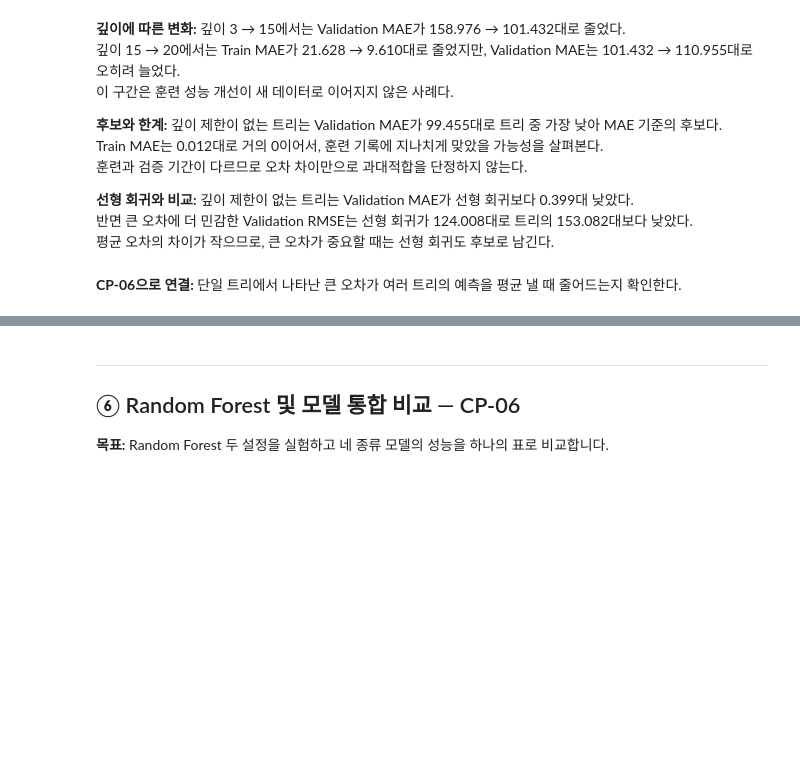
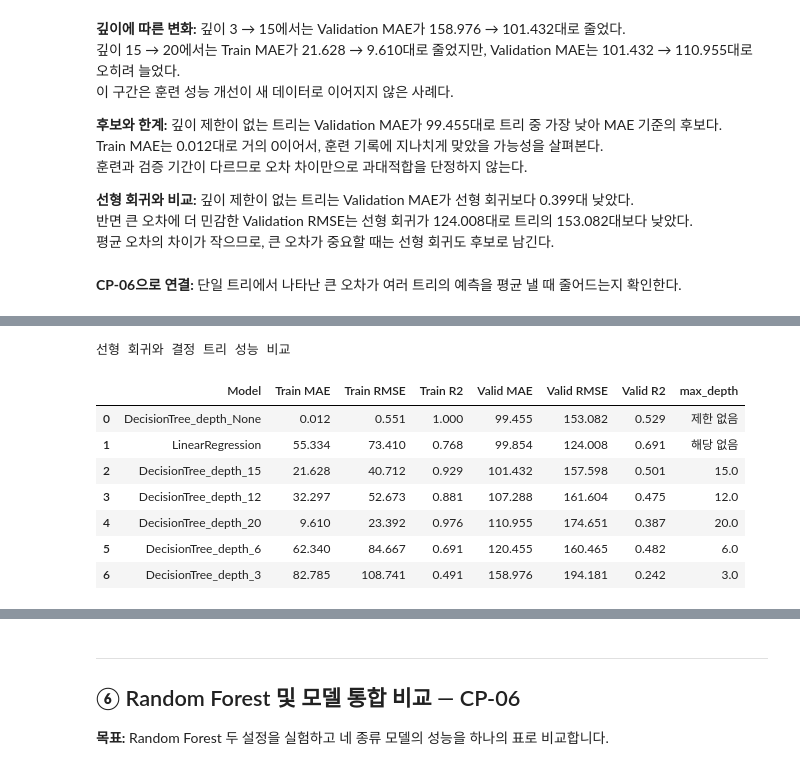
Before and after one commit to jaemin-devlog/ai-mini-projects, a Jupyter notebook: mini-project-01/code/01_regression_bike_demand.ipynb, the cells around one changed output, grey strips where cells are left out. Cells and saved outputs as stored; diff of their text form; code cells hidden in the pictures; blank space fills up the shorter version.

Commit message:
TODO 6-1 6-4 랜덤 포레스트 학습 및 성능 비교

```diff
--- a/mini-project-01/code/01_regression_bike_demand.ipynb
+++ b/mini-project-01/code/01_regression_bike_demand.ipynb
@@ -775,0 +961,9 @@ Train MAE는 0.012대로 거의 0이어서, 훈련 기록에 지나치게 맞았
+# %%
+# [공통] 이후 교시에서 결과를 누적할 리스트
+results = []
+results.append(summarize("DummyRegressor", dummy_model))
+results.append(summarize("LinearRegression", linear_model))
+
+# TODO 4-4. 두 모델의 성능을 DataFrame으로 비교합니다.
+results_df = pd.DataFrame(results).round(3)  # 결과를 표로 만들고 소수점 셋째 자리까지 표시
+display(results_df)                         # 비교표 출력
@@ -775,0 +1049,42 @@ Train MAE는 0.012대로 거의 0이어서, 훈련 기록에 지나치게 맞았
+# %%
+# 선형 회귀와 깊이별 결정 트리의 Train·Validation 성능을 비교한다.
+# Validation MAE 순서로 정렬하고 RMSE와 R²도 함께 확인한다.
+
+# 선형 회귀의 Train·Validation 성능을 한 행으로 정리
+linear_row = pd.DataFrame([
+    summarize("LinearRegression", linear_model)
+])
+
+linear_row["max_depth"] = "해당 없음"  # 선형 회귀에는 트리 깊이가 없음
+
+# 결정 트리 결과를 복사하고, 깊이 제한이 없는 설정을 알아보기 쉽게 표시
+tree_comparison = tree_df.copy()
+tree_comparison["max_depth"] = tree_comparison["max_depth"].astype(object)
+tree_comparison["max_depth"] = tree_comparison["max_depth"].where(
+    tree_comparison["max_depth"].notna(),
+    "제한 없음",
+)
+
+# 선형 회귀와 결정 트리 결과를 하나의 표로 합치기
+comparison_df = pd.concat(
+    [linear_row, tree_comparison],
+    ignore_index=True,
+)
+
+# Validation MAE가 낮은 모델부터 정렬
+comparison_df = comparison_df.sort_values(
+    by="Valid MAE",
+).reset_index(drop=True)
+
+print("선형 회귀와 결정 트리 성능 비교")
+display(comparison_df.round(3))
+# %% [output]
+선형 회귀와 결정 트리 성능 비교
+|  | Model | Train MAE | Train RMSE | Train R2 | Valid MAE | Valid RMSE | Valid R2 | max_depth |
+| 0 | DecisionTree_depth_None | 0.012 | 0.551 | 1.000 | 99.455 | 153.082 | 0.529 | 제한 없음 |
+| 1 | LinearRegression | 55.334 | 73.410 | 0.768 | 99.854 | 124.008 | 0.691 | 해당 없음 |
+| 2 | DecisionTree_depth_15 | 21.628 | 40.712 | 0.929 | 101.432 | 157.598 | 0.501 | 15.0 |
+| 3 | DecisionTree_depth_12 | 32.297 | 52.673 | 0.881 | 107.288 | 161.604 | 0.475 | 12.0 |
+| 4 | DecisionTree_depth_20 | 9.610 | 23.392 | 0.976 | 110.955 | 174.651 | 0.387 | 20.0 |
+| 5 | DecisionTree_depth_6 | 62.340 | 84.667 | 0.691 | 120.455 | 160.465 | 0.482 | 6.0 |
+| 6 | DecisionTree_depth_3 | 82.785 | 108.741 | 0.491 | 158.976 | 194.181 | 0.242 | 3.0 |
```
Also changed, not shown: parts of 19 cells of this notebook.
